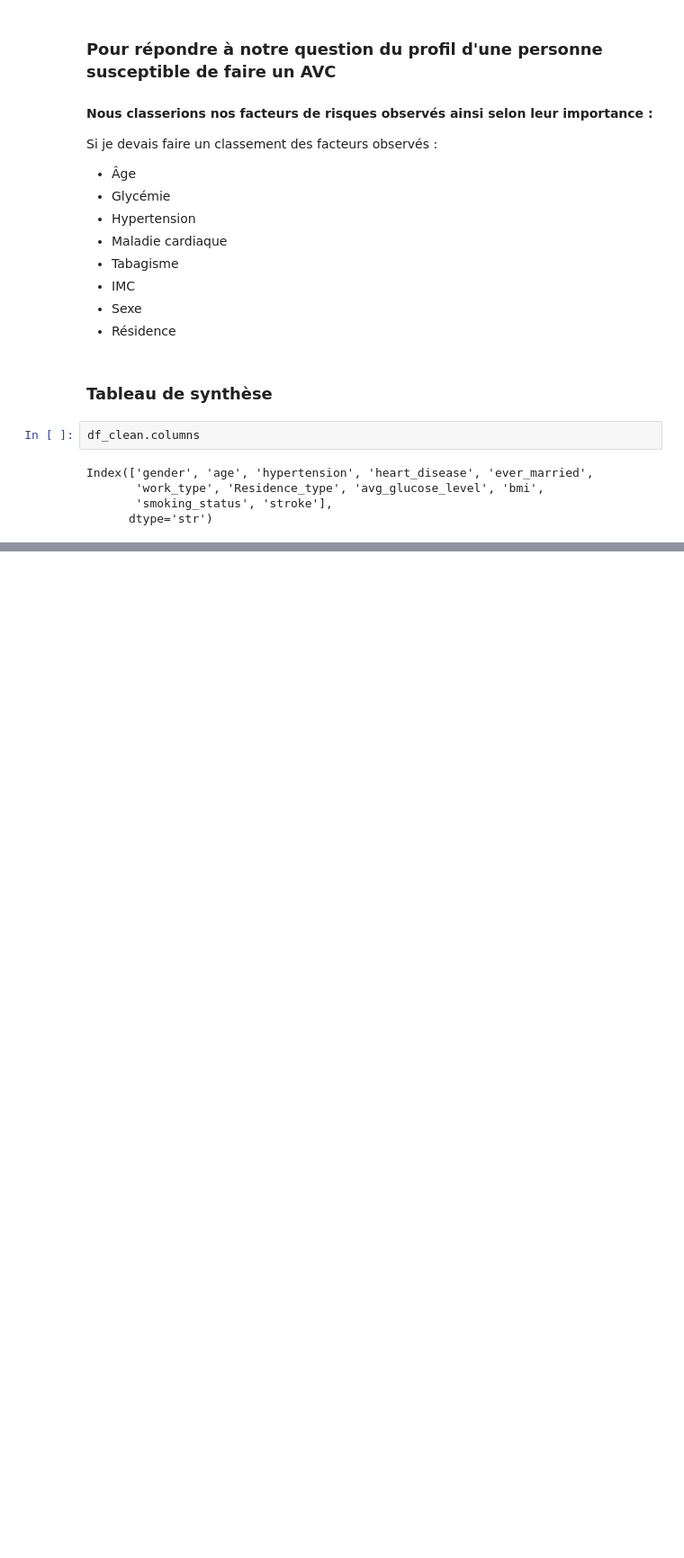
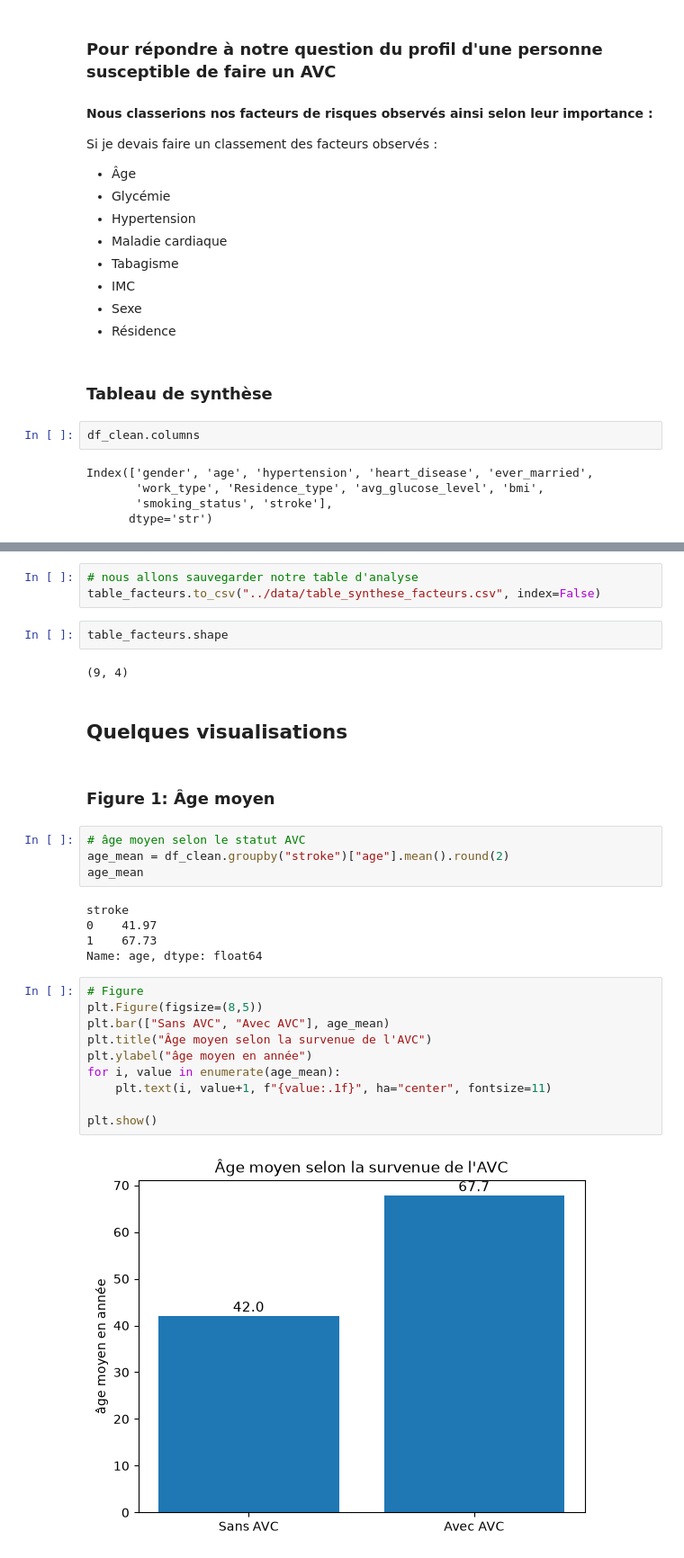
Before and after one commit to Audrey-Djomi/projet-avc-prediction, a Jupyter notebook: notebooks/03_analyse.ipynb, the cells around one changed output, grey strips where cells are left out. Shown at 90% size. Drawn from its saved outputs; the diff is of its cells as text; blank space fills up the shorter version.

```diff
--- a/notebooks/03_analyse.ipynb
+++ b/notebooks/03_analyse.ipynb
@@ -197,0 +263,32 @@ display(table_synthese)
+# %%
+# nous allons sauvegarder notre table d'analyse
+table_facteurs.to_csv("../data/table_synthese_facteurs.csv", index=False)
+# %%
+table_facteurs.shape
+# %% [output]
+(9, 4)
+# %% [markdown]
+## Quelques visualisations
+# %% [markdown]
+### Figure 1: Âge moyen
+# %%
+# âge moyen selon le statut AVC
+age_mean = df_clean.groupby("stroke")["age"].mean().round(2)
+age_mean
+# %% [output]
+stroke
+0    41.97
+1    67.73
+Name: age, dtype: float64
+# %%
+# Figure
+plt.Figure(figsize=(8,5))
+plt.bar(["Sans AVC", "Avec AVC"], age_mean)
+plt.title("Âge moyen selon la survenue de l'AVC")
+plt.ylabel("âge moyen en année")
+for i, value in enumerate(age_mean):
+    plt.text(i, value+1, f"{value:.1f}", ha="center", fontsize=11)
+
+plt.show()
+# %% [output]
+[figure, added]
```
Also changed, not shown: parts of 24 cells of this notebook, 2 other files.
